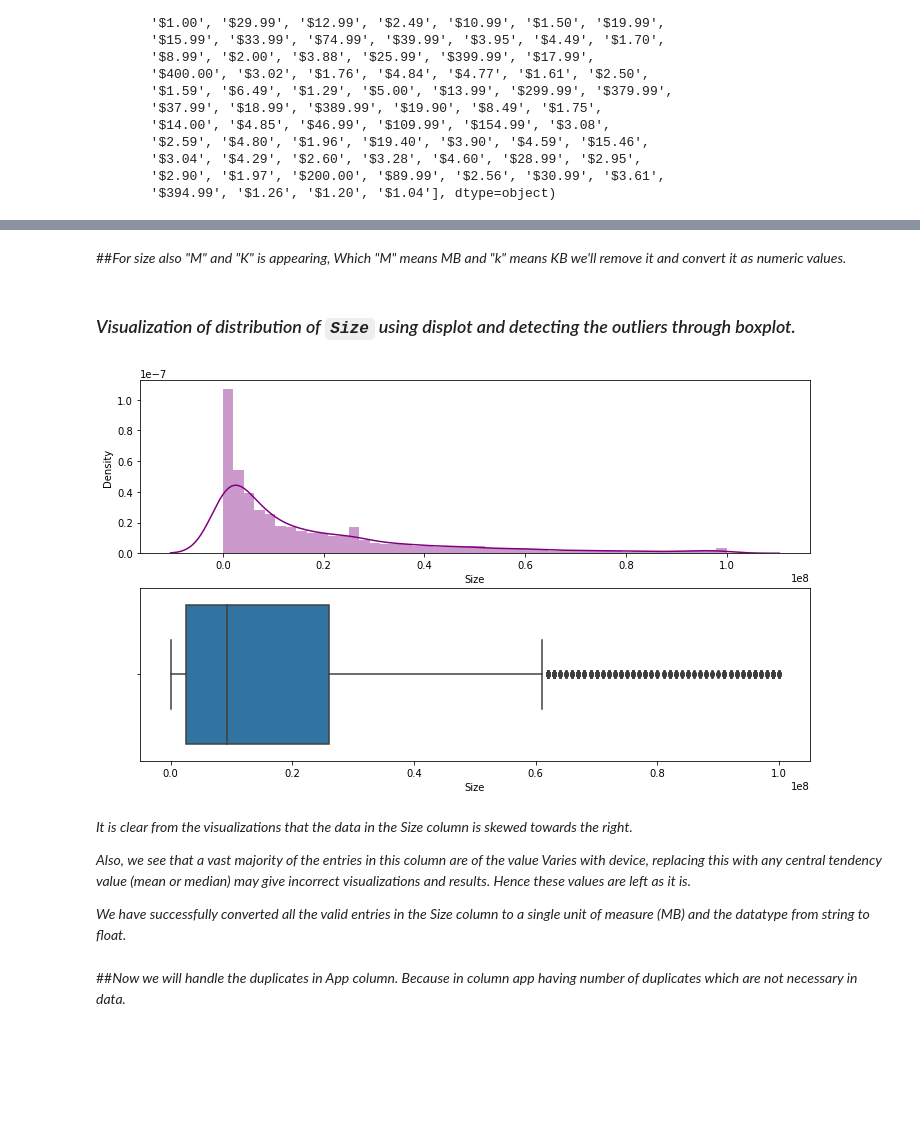
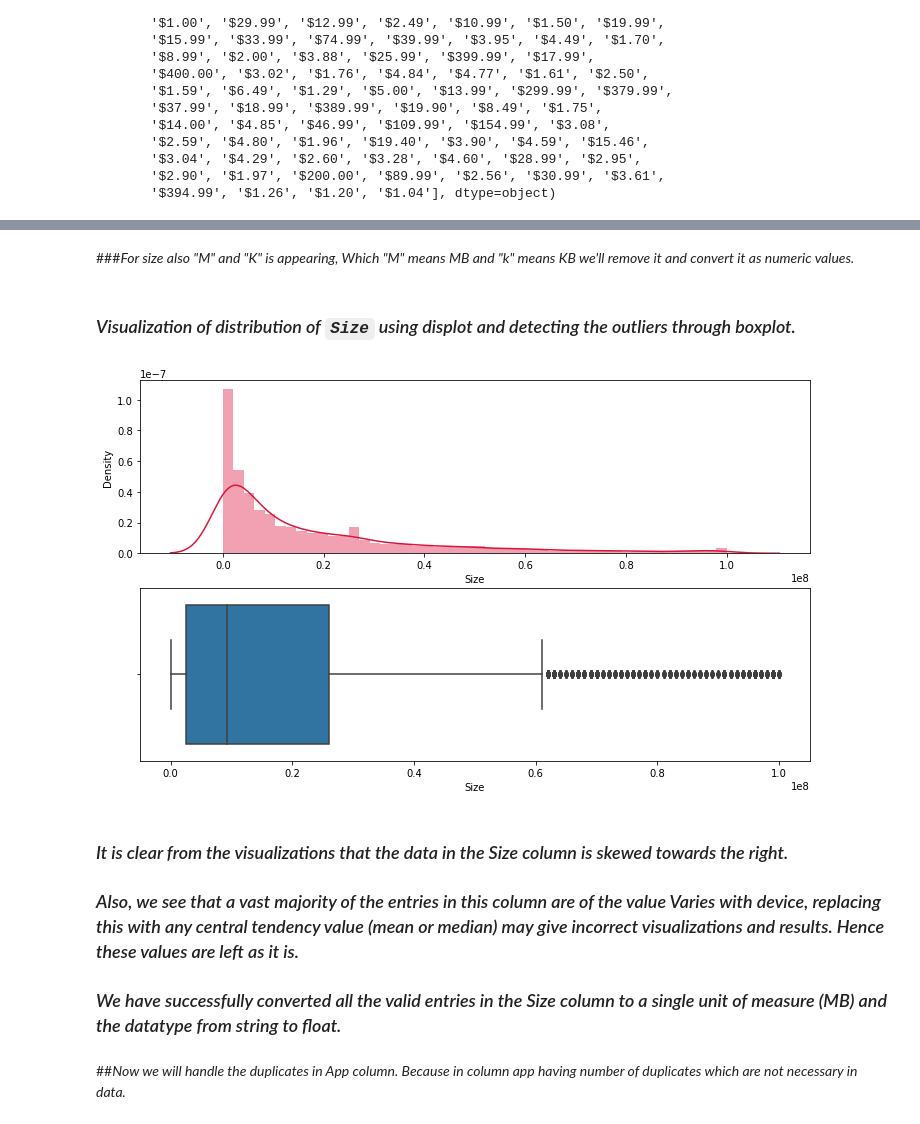
Before and after one commit to tushar2411/Almabetter-Data-Science, a Jupyter notebook: myPlay_Store_App_Review_Analysis_Capstone_Project.ipynb, the cells around one changed output, grey strips where cells are left out. Cells and saved outputs as stored; diff of their text form; code cells hidden in the pictures; blank space fills up the shorter version.

```diff
--- a/myPlay_Store_App_Review_Analysis_Capstone_Project.ipynb
+++ b/myPlay_Store_App_Review_Analysis_Capstone_Project.ipynb
@@ -350,6 +379,6 @@ playSdata['Installs'].sample(5)
 Name: Installs, dtype: int64
 # %% [markdown]
-##*For size also "M" and "K" is appearing, Which "M" means MB and "k" means KB we'll remove it and convert it as numeric values.*
+###*For size also "M" and "K" is appearing, Which "M" means MB and "k" means KB we'll remove it and convert it as numeric values.*
 # %%
 # playSdata['Size'].unique()
 # %%
@@ -375,16 +404,16 @@ playSdata['Size'] = pd.to_numeric(playSdata['Size'].map(lambda x: reamove(x)))
 # %%
 # Distplot
 fig, ax = plt.subplots(2,1, figsize=(12,7))
-sns.distplot(playSdata[playSdata['Size'] != 'Varies with device']['Size'], color='purple', ax=ax[0]);
+sns.distplot(playSdata[playSdata['Size'] != 'Varies with device']['Size'], color='crimson', ax=ax[0]);
 sns.boxplot(x='Size',data=playSdata, ax=ax[1]);
 # %% [output]
-[figure, old version]
+[figure, new version]
 # %% [markdown]
-*It is clear from the visualizations that the data in the Size column is skewed towards the right.*
+### *It is clear from the visualizations that the data in the Size column is skewed towards the right.*
 
-*Also, we see that a vast majority of the entries in this column are of the value Varies with device, replacing this with any central tendency value (mean or median) may give incorrect visualizations and results. Hence these values are left as it is.*
+### *Also, we see that a vast majority of the entries in this column are of the value Varies with device, replacing this with any central tendency value (mean or median) may give incorrect visualizations and results. Hence these values are left as it is.*
 
-*We have successfully converted all the valid entries in the Size column to a single unit of measure (MB) and the datatype from string to float.*
+### *We have successfully converted all the valid entries in the Size column to a single unit of measure (MB) and the datatype from string to float.*
 # %% [markdown]
 ##*Now we will handle the duplicates in App column. Because in column app having number of duplicates which are not necessary in data.*
 # %%
```
Also changed, not shown: parts of 44 cells of this notebook.
